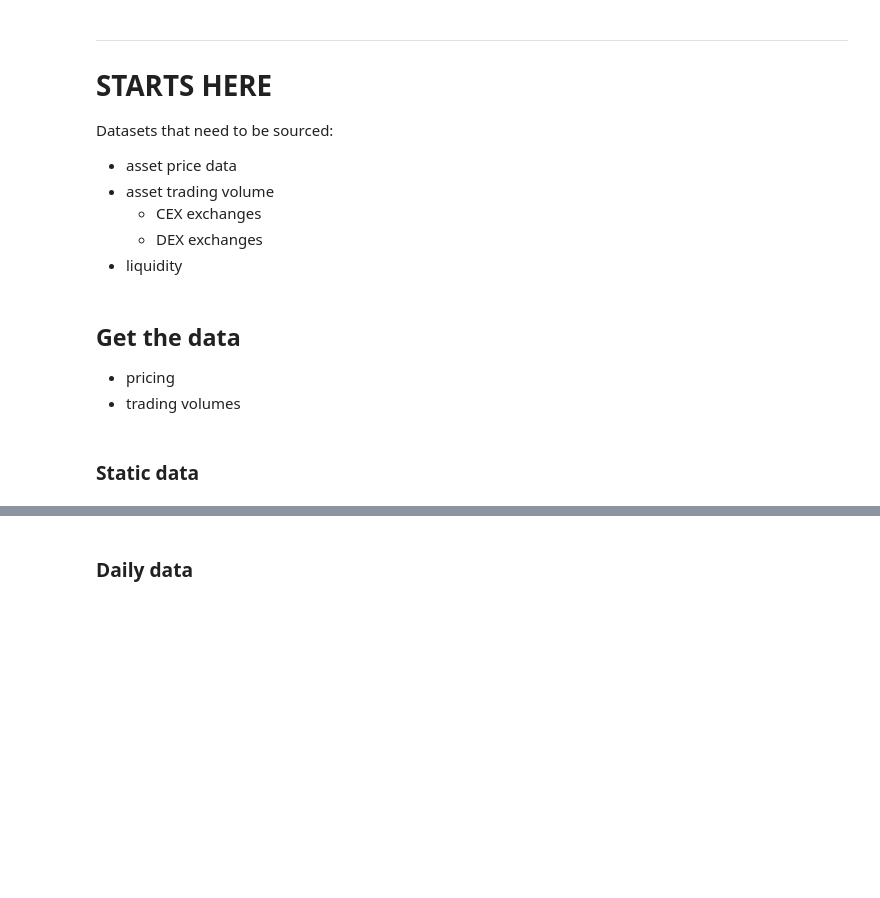
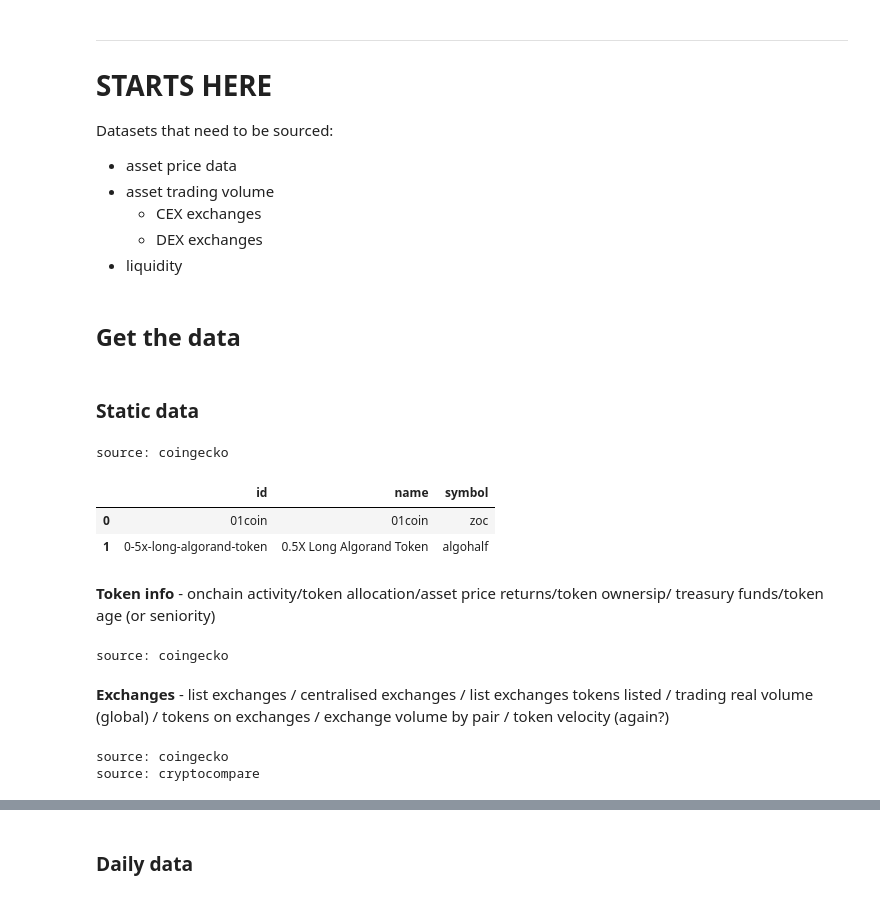
Before and after one commit to willr-seriousprojects/maker-dao, a Jupyter notebook: Maker-Risk/LINK/link.ipynb, the cells around one changed output, grey strips where cells are left out. Drawn from its saved outputs; the diff is of its cells as text; code cells hidden in the pictures; blank space fills up the shorter version.

```diff
--- a/Maker-Risk/LINK/link.ipynb
+++ b/Maker-Risk/LINK/link.ipynb
@@ -687,7 +717,7 @@ df.head()
 # Get overview market information about token
 # args: asset (e.g.'chainlink'), currency (output in 'usd' by default)
 
-def get_coin_info(asset, currency='usd',):
+def get_coin_info(asset, currency='usd'):
     url = 'https://api.coingecko.com/api/v3/coins/markets?vs_currency={currency}&ids={asset}'.format(asset=asset,currency=currency)
     resp = requests.get(url, params={
         'vs_currency': f'{currency}',
@@ -1068,18 +1233,40 @@ Datasets that need to be sourced:
 - liquidity
 # %% [markdown]
 ## Get the data
-
-- pricing
-- trading volumes
 # %% [markdown]
 ### Static data
 # %%
 # List of coin ids or exchange ids
 # args: "exchanges" or "coins"
 # coingecko ref table
-get_exchange_or_coinslist('coins').head()
+get_exchange_or_coinslist('coins').head(2)
+# %% [output]
+source: coingecko
+|  | id | name | symbol |
+| 0 | 01coin | 01coin | zoc |
+| 1 | 0-5x-long-algorand-token | 0.5X Long Algorand Token | algohalf |
+# %% [markdown]
+**Token info** - onchain activity/token allocation/asset price returns/token ownersip/ treasury funds/token age (or seniority)
+# %%
+# Token info chapter
+# Token allocation info
+df_coininfo = get_coin_info('chainlink', currency='usd')
+df_coininfo = df_coininfo[['id','total_supply','circulating_supply','current_price','market_cap','market_cap_rank','total_volume','ath','atl']]
+# %% [output]
+source: coingecko
+# %% [markdown]
+**Exchanges** - list exchanges / centralised exchanges / list exchanges tokens listed / trading real volume (global) / tokens on exchanges / exchange volume by pair / token velocity (again?)
 # %%
+# Exchanges chapter
+# Centralised exchanges
+
+# List exchanges tokens listed + pairs + last volume reported
 # Static: latest listed exchanges/pairs/volume by token
+df_markets_coin = get_markets_bycoin('chainlink')
+df_highestpairs = get_toppairs_vol('LINK', limit=10) # not sure if relevant
+
 # calculate share of vol by exchange (all pairs)
 # calculate share of vol by trading pair
-df = get_markets_bycoin('chainlink')
+# %% [output]
+source: coingecko
+source: cryptocompare
```
Also changed, not shown: parts of 136 cells of this notebook, 15 other files.
